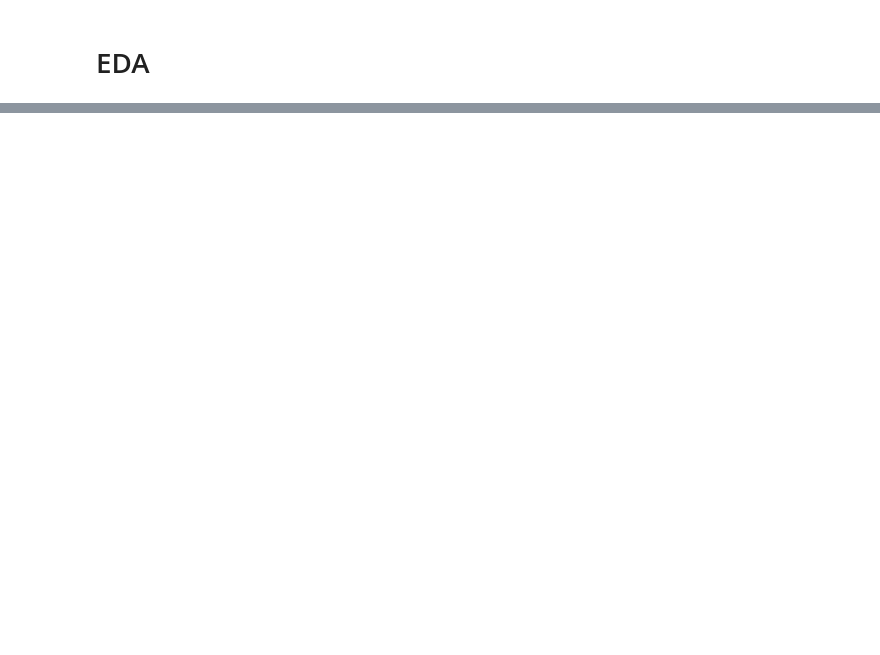
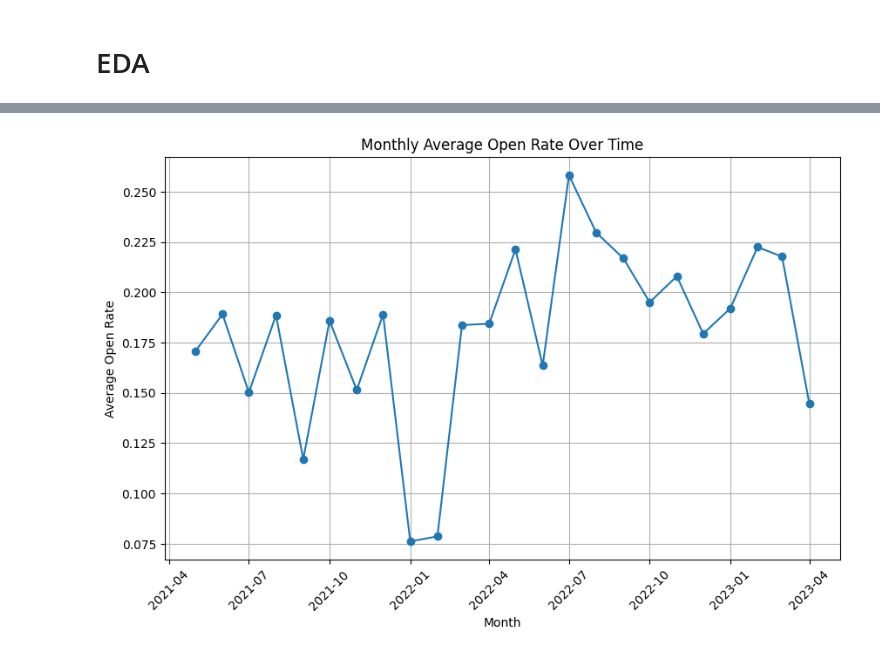
Before and after one commit to NikolozDarsalia/message-campaign-engagement-analysis, a Jupyter notebook: nd_notebooks/feature_engineering.ipynb, the cells around one changed output, grey strips where cells are left out. Cells and saved outputs as stored; diff of their text form; code cells hidden in the pictures; blank space fills up the shorter version.

```diff
--- a/nd_notebooks/feature_engineering.ipynb
+++ b/nd_notebooks/feature_engineering.ipynb
@@ -689,0 +322,29 @@ plt.show()
+# %%
+import pandas as pd
+import matplotlib.pyplot as plt
+
+# Ensure sent_at is datetime
+df['sent_at'] = pd.to_datetime(df['sent_at'])
+
+# --- Step 1: Extract month (year-month) ---
+df['month'] = df['sent_at'].dt.to_period('M')
+
+# --- Step 2: Group by month and calculate average open rate ---
+monthly_avg = df.groupby('month')['is_opened_rate_1m'].mean().reset_index()
+
+# Convert month back to timestamp for plotting
+monthly_avg['month'] = monthly_avg['month'].dt.to_timestamp()
+
+# --- Step 3: Plot line chart ---
+plt.figure(figsize=(10,6))
+plt.plot(monthly_avg['month'], monthly_avg['is_opened_rate_1m'], marker='o', linestyle='-')
+
+plt.xlabel("Month")
+plt.ylabel("Average Open Rate")
+plt.title("Monthly Average Open Rate Over Time")
+plt.grid(True)
+plt.xticks(rotation=45)
+
+plt.show()
+# %% [output]
+[figure, added]
```
Also changed, not shown: parts of 88 cells of this notebook, 1 other file.
